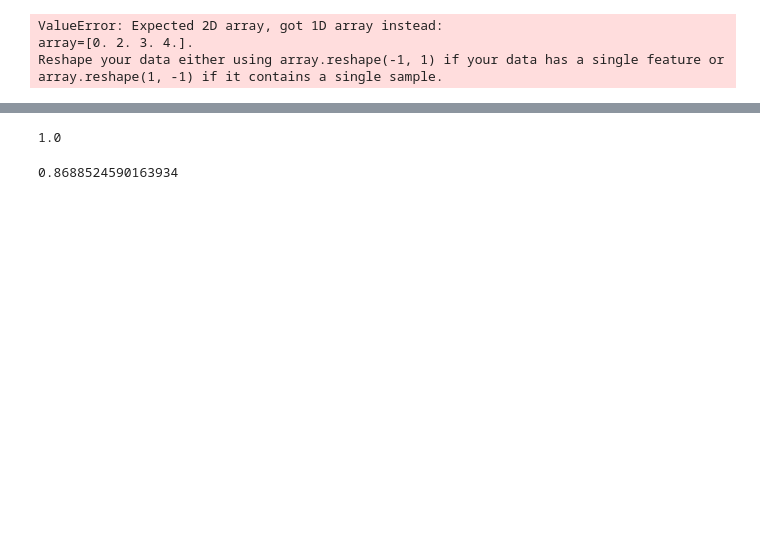
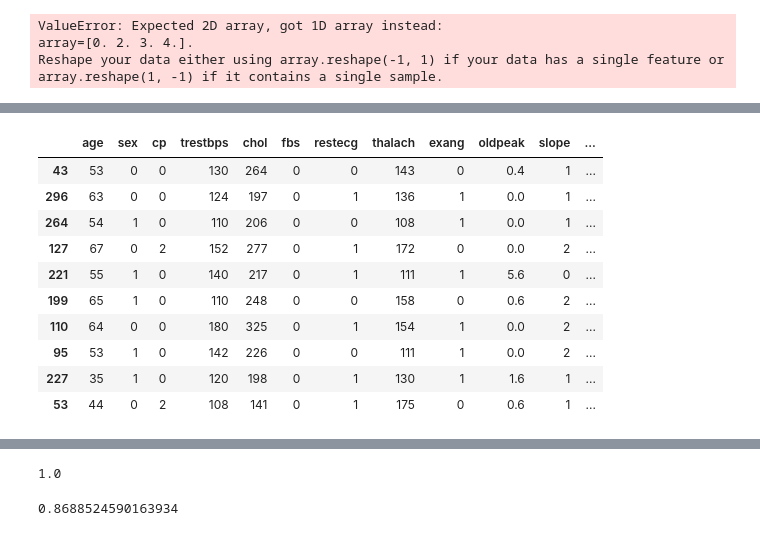
Before and after one commit to hamidov9jat/Sklearn-Exercises, a Jupyter notebook: notebooks/my_experiments.ipynb, the cells around one changed output, grey strips where cells are left out. Saved outputs shown, nothing was run; the diff lists cells and outputs as text; code cells hidden in the pictures; blank space fills up the shorter version.

```diff
--- a/notebooks/my_experiments.ipynb
+++ b/notebooks/my_experiments.ipynb
@@ -137,0 +201,14 @@ Reshape your data either using array.reshape(-1, 1) if your data has a single fe
+# %%
+X_test.head(10)
+# %% [output]
+|  | age | sex | cp | trestbps | chol | fbs | restecg | thalach | exang | oldpeak | slope | ... |
+| 43 | 53 | 0 | 0 | 130 | 264 | 0 | 0 | 143 | 0 | 0.4 | 1 | ... |
+| 296 | 63 | 0 | 0 | 124 | 197 | 0 | 1 | 136 | 1 | 0.0 | 1 | ... |
+| 264 | 54 | 1 | 0 | 110 | 206 | 0 | 0 | 108 | 1 | 0.0 | 1 | ... |
+| 127 | 67 | 0 | 2 | 152 | 277 | 0 | 1 | 172 | 0 | 0.0 | 2 | ... |
+| 221 | 55 | 1 | 0 | 140 | 217 | 0 | 1 | 111 | 1 | 5.6 | 0 | ... |
+| 199 | 65 | 1 | 0 | 110 | 248 | 0 | 0 | 158 | 0 | 0.6 | 2 | ... |
+| 110 | 64 | 0 | 0 | 180 | 325 | 0 | 1 | 154 | 1 | 0.0 | 2 | ... |
+| 95 | 53 | 1 | 0 | 142 | 226 | 0 | 0 | 111 | 1 | 0.0 | 2 | ... |
+| 227 | 35 | 1 | 0 | 120 | 198 | 0 | 1 | 130 | 1 | 1.6 | 1 | ... |
+| 53 | 44 | 0 | 2 | 108 | 141 | 0 | 1 | 175 | 0 | 0.6 | 1 | ... |
```
Also changed, not shown: parts of 28 cells of this notebook, 2 other files.
